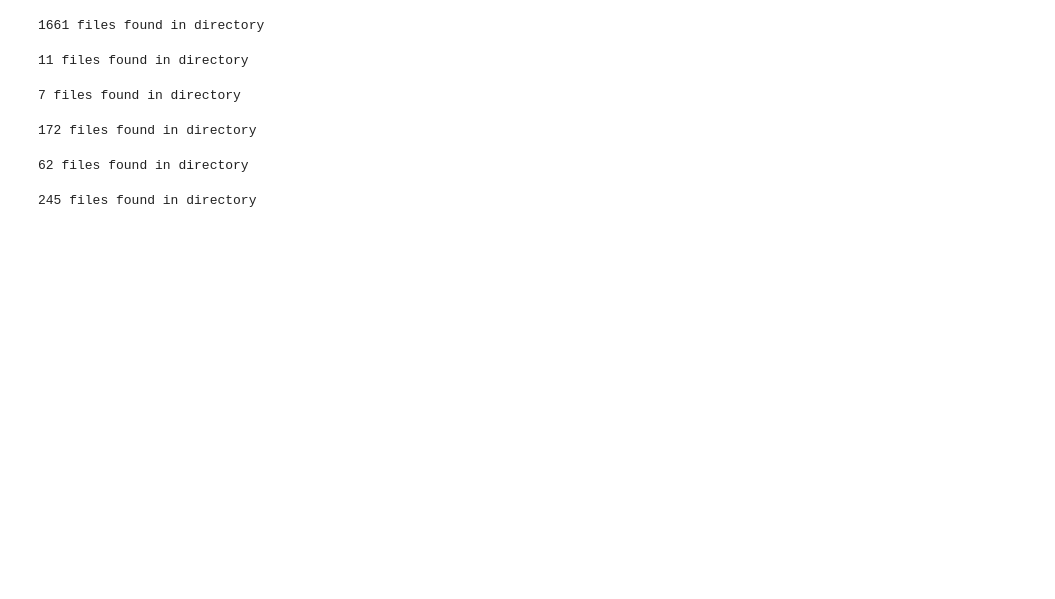
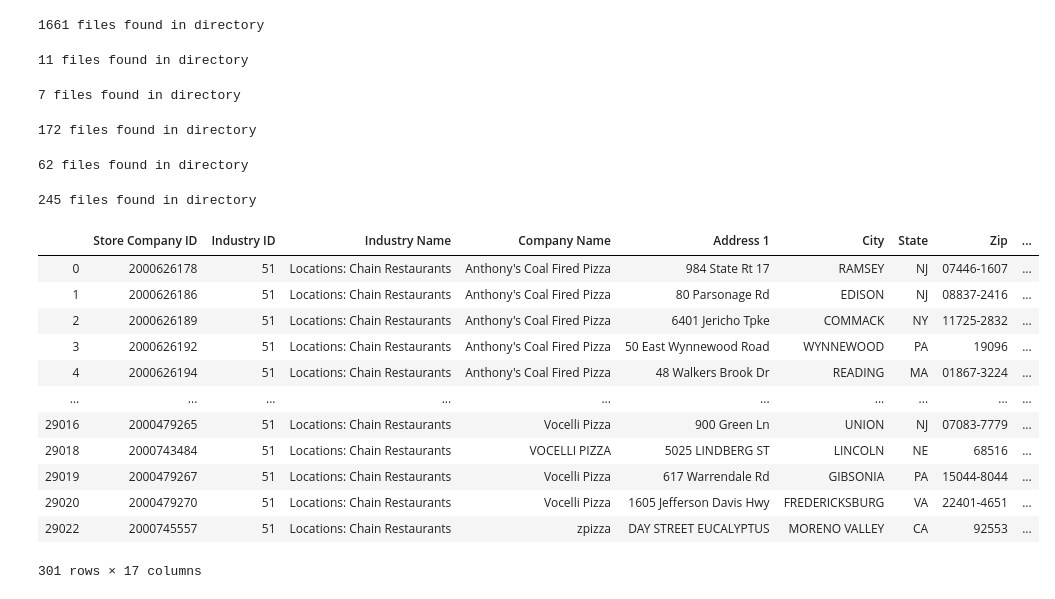
Before and after one commit to spencerqbrown/clean, a Jupyter notebook: cleaning_log.ipynb, the cells around one changed output. Cells and saved outputs as stored; diff of their text form; code cells hidden in the pictures; blank space fills up the shorter version.

Commit message:
cleaned and processed scraped data, prepared closed locations for scraping

```diff
--- a/cleaning_log.ipynb
+++ b/cleaning_log.ipynb
@@ -3575,3 +3575,27 @@ for folder in folders:
                     company_name=company_name,
                     id_col="key"
                     )
+# %%
+scraped = pd.read_csv("C:\\Users\\Spencer\\Desktop\\clean\\data\\rescrape_processed_rc.csv")
+# %%
+master = pd.read_csv("C:\\Users\\Spencer\\Desktop\\clean\\data\\master_review_counts.csv")
+# %%
+unscraped_raw = master[~master["Store Company ID"].isin(scraped["Store Company ID"])]
+# %%
+unscraped = unscraped_raw[~unscraped_raw["company_name"].isin(["dominos_pizza", "little_caesars", "little_caesars_pizza", "dominos"])]
+# %%
+unscraped
+# %% [output]
+|  | Store Company ID | Industry ID | Industry Name | Company Name | Address 1 | City | State | Zip | ... |
+| 0 | 2000626178 | 51 | Locations: Chain Restaurants | Anthony's Coal Fired Pizza | 984 State Rt 17 | RAMSEY | NJ | 07446-1607 | ... |
+| 1 | 2000626186 | 51 | Locations: Chain Restaurants | Anthony's Coal Fired Pizza | 80 Parsonage Rd | EDISON | NJ | 08837-2416 | ... |
+| 2 | 2000626189 | 51 | Locations: Chain Restaurants | Anthony's Coal Fired Pizza | 6401 Jericho Tpke | COMMACK | NY | 11725-2832 | ... |
+| 3 | 2000626192 | 51 | Locations: Chain Restaurants | Anthony's Coal Fired Pizza | 50 East Wynnewood Road | WYNNEWOOD | PA | 19096 | ... |
+| 4 | 2000626194 | 51 | Locations: Chain Restaurants | Anthony's Coal Fired Pizza | 48 Walkers Brook Dr | READING | MA | 01867-3224 | ... |
+| ... | ... | ... | ... | ... | ... | ... | ... | ... | ... |
+| 29016 | 2000479265 | 51 | Locations: Chain Restaurants | Vocelli Pizza | 900 Green Ln | UNION | NJ | 07083-7779 | ... |
+| 29018 | 2000743484 | 51 | Locations: Chain Restaurants | VOCELLI PIZZA | 5025 LINDBERG ST | LINCOLN | NE | 68516 | ... |
+| 29019 | 2000479267 | 51 | Locations: Chain Restaurants | Vocelli Pizza | 617 Warrendale Rd | GIBSONIA | PA | 15044-8044 | ... |
+| 29020 | 2000479270 | 51 | Locations: Chain Restaurants | Vocelli Pizza | 1605 Jefferson Davis Hwy | FREDERICKSBURG | VA | 22401-4651 | ... |
+| 29022 | 2000745557 | 51 | Locations: Chain Restaurants | zpizza | DAY STREET EUCALYPTUS | MORENO VALLEY | CA | 92553 | ... |
+301 rows × 17 columns
```
Also changed, not shown: parts of 15 cells of this notebook, 2 other files.
